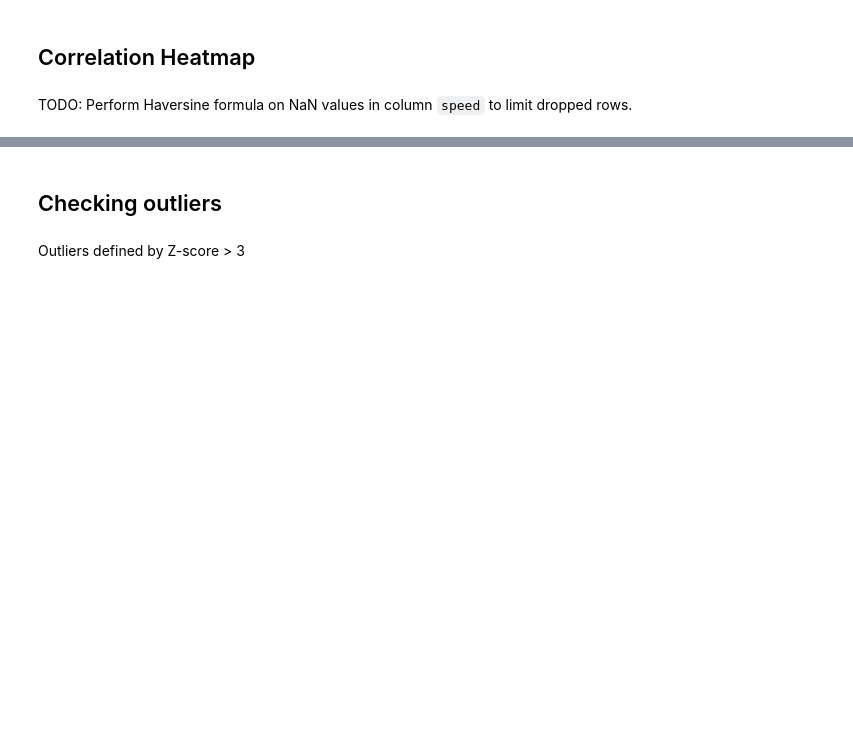
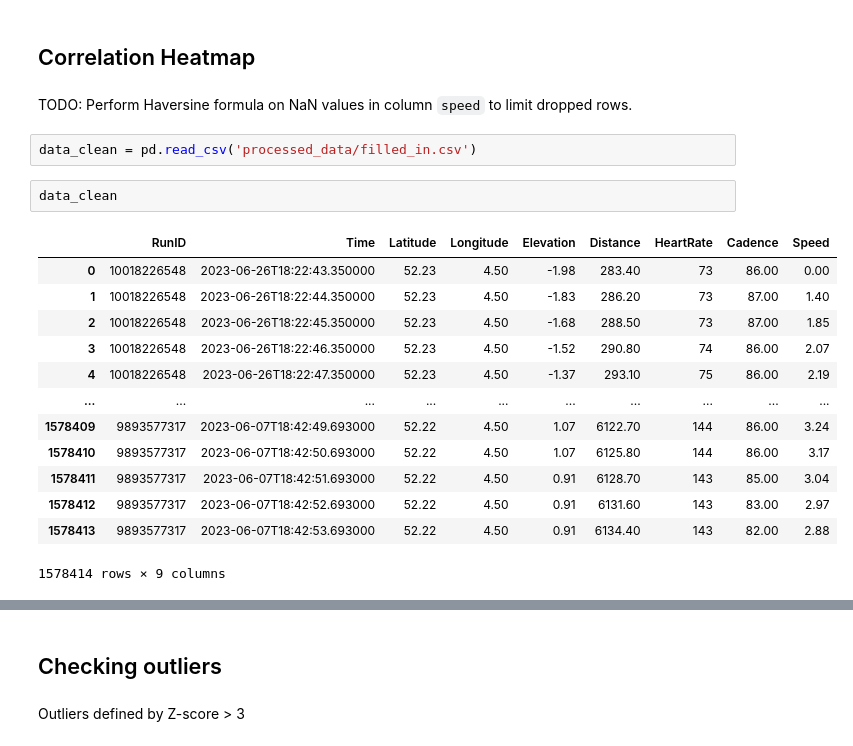
Before and after one commit to JJWRoeloffs/MLQS_group49, a Jupyter notebook: EDA.ipynb, the cells around one changed output, grey strips where cells are left out. Cells and saved outputs as stored; diff of their text form; blank space fills up the shorter version.

```diff
--- a/EDA.ipynb
+++ b/EDA.ipynb
@@ -335,5 +335,23 @@ plt.show()
 ## Correlation Heatmap
 # %% [markdown]
 TODO: Perform Haversine formula on NaN values in column `speed` to limit dropped rows.
+# %%
+data_clean = pd.read_csv('processed_data/filled_in.csv')
+# %%
+data_clean
+# %% [output]
+|  | RunID | Time | Latitude | Longitude | Elevation | Distance | HeartRate | Cadence | Speed |
+| 0 | 10018226548 | 2023-06-26T18:22:43.350000 | 52.23 | 4.50 | -1.98 | 283.40 | 73 | 86.00 | 0.00 |
+| 1 | 10018226548 | 2023-06-26T18:22:44.350000 | 52.23 | 4.50 | -1.83 | 286.20 | 73 | 87.00 | 1.40 |
+| 2 | 10018226548 | 2023-06-26T18:22:45.350000 | 52.23 | 4.50 | -1.68 | 288.50 | 73 | 87.00 | 1.85 |
+| 3 | 10018226548 | 2023-06-26T18:22:46.350000 | 52.23 | 4.50 | -1.52 | 290.80 | 74 | 86.00 | 2.07 |
+| 4 | 10018226548 | 2023-06-26T18:22:47.350000 | 52.23 | 4.50 | -1.37 | 293.10 | 75 | 86.00 | 2.19 |
+| ... | ... | ... | ... | ... | ... | ... | ... | ... | ... |
+| 1578409 | 9893577317 | 2023-06-07T18:42:49.693000 | 52.22 | 4.50 | 1.07 | 6122.70 | 144 | 86.00 | 3.24 |
+| 1578410 | 9893577317 | 2023-06-07T18:42:50.693000 | 52.22 | 4.50 | 1.07 | 6125.80 | 144 | 86.00 | 3.17 |
+| 1578411 | 9893577317 | 2023-06-07T18:42:51.693000 | 52.22 | 4.50 | 0.91 | 6128.70 | 143 | 85.00 | 3.04 |
+| 1578412 | 9893577317 | 2023-06-07T18:42:52.693000 | 52.22 | 4.50 | 0.91 | 6131.60 | 143 | 83.00 | 2.97 |
+| 1578413 | 9893577317 | 2023-06-07T18:42:53.693000 | 52.22 | 4.50 | 0.91 | 6134.40 | 143 | 82.00 | 2.88 |
+1578414 rows × 9 columns
 # %%
 # drop rows with NaN values for correlation analysis
```
Also changed, not shown: parts of 3 cells of this notebook.
